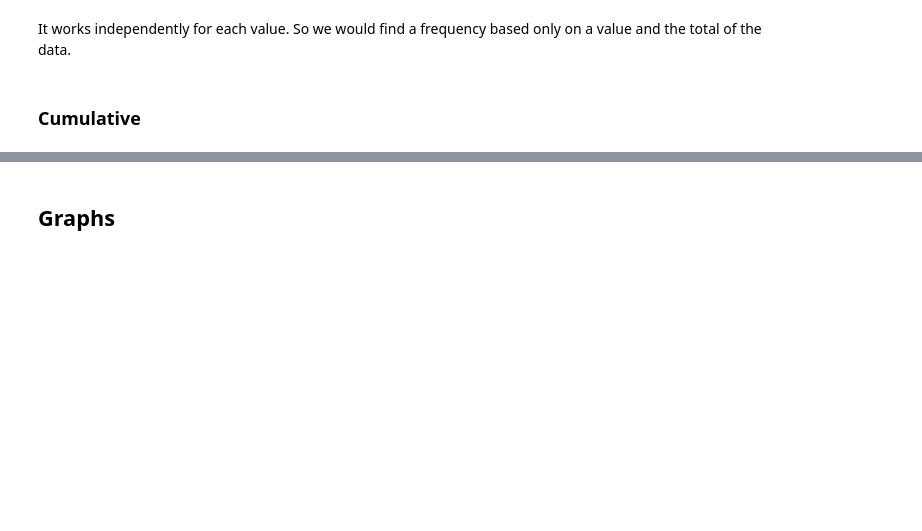
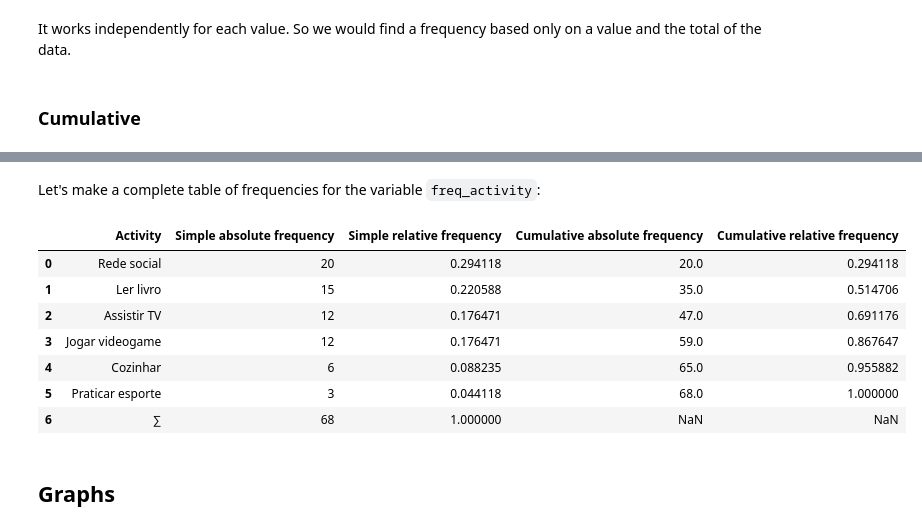
Before and after one commit to brenoslivio/Statistics-Python, a Jupyter notebook: 1-DescriptiveAnalysis/1_DescriptiveAnalysis.ipynb, the cells around one changed output, grey strips where cells are left out. Saved outputs shown, nothing was run; the diff lists cells and outputs as text; code cells hidden in the pictures; blank space fills up the shorter version.

Commit message:
Made a complete table of frequencies with Pandas

```diff
--- a/1-DescriptiveAnalysis/1_DescriptiveAnalysis.ipynb
+++ b/1-DescriptiveAnalysis/1_DescriptiveAnalysis.ipynb
@@ -456,3 +499,32 @@ Cumulative frequency depends on all values because we must sum them until we hav
+# %% [markdown]
+Let's make a complete table of frequencies for the variable `freq_activity`:
+# %%
+dfFrequencies = dfPoll['freq_activity'].value_counts().to_frame()
+
+dfFrequencies['relative'] = dfPoll['freq_activity'].value_counts()/len(dfPoll['freq_activity'])
+
+dfFrequencies['cumulative'] = dfPoll['freq_activity'].value_counts().cumsum()
+
+dfFrequencies['relcum'] = (dfPoll['freq_activity'].value_counts()/len(dfPoll['freq_activity'])).cumsum()
+
+dfFrequencies = dfFrequencies.reset_index()
+
+row = {'index':'∑', 'freq_activity': sum(dfFrequencies['freq_activity']), 'relative': sum(dfFrequencies['relative'])}
+
+dfFrequencies = dfFrequencies.append(row, ignore_index=True)
+
+dfFrequencies.columns = ['Activity', 'Simple absolute frequency', 'Simple relative frequency', 'Cumulative absolute frequency', 'Cumulative relative frequency']
+
+dfFrequencies
+# %% [output]
+|  | Activity | Simple absolute frequency | Simple relative frequency | Cumulative absolute frequency | Cumulative relative frequency |
+| 0 | Rede social | 20 | 0.294118 | 20.0 | 0.294118 |
+| 1 | Ler livro | 15 | 0.220588 | 35.0 | 0.514706 |
+| 2 | Assistir TV | 12 | 0.176471 | 47.0 | 0.691176 |
+| 3 | Jogar videogame | 12 | 0.176471 | 59.0 | 0.867647 |
+| 4 | Cozinhar | 6 | 0.088235 | 65.0 | 0.955882 |
+| 5 | Praticar esporte | 3 | 0.044118 | 68.0 | 1.000000 |
+| 6 | ∑ | 68 | 1.000000 | NaN | NaN |
 # %% [markdown]
 ## Graphs <a name="graphs"></a>
 # %% [markdown]
```
Also changed, not shown: parts of 11 cells of this notebook.
